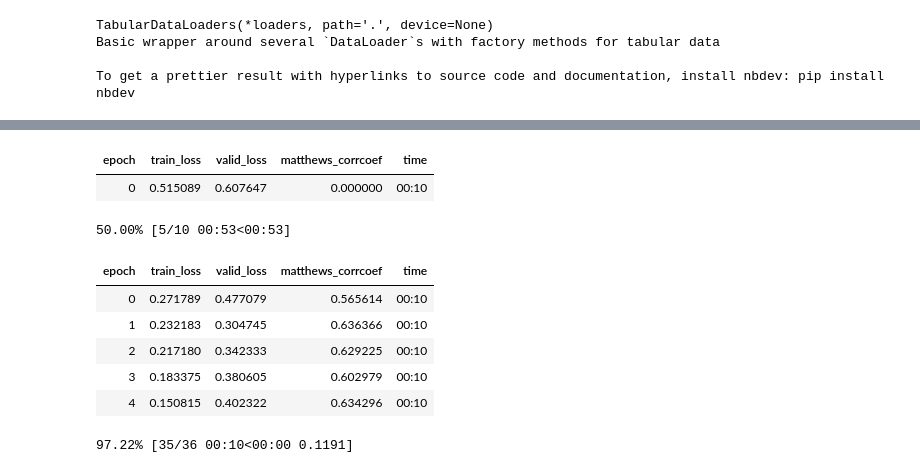
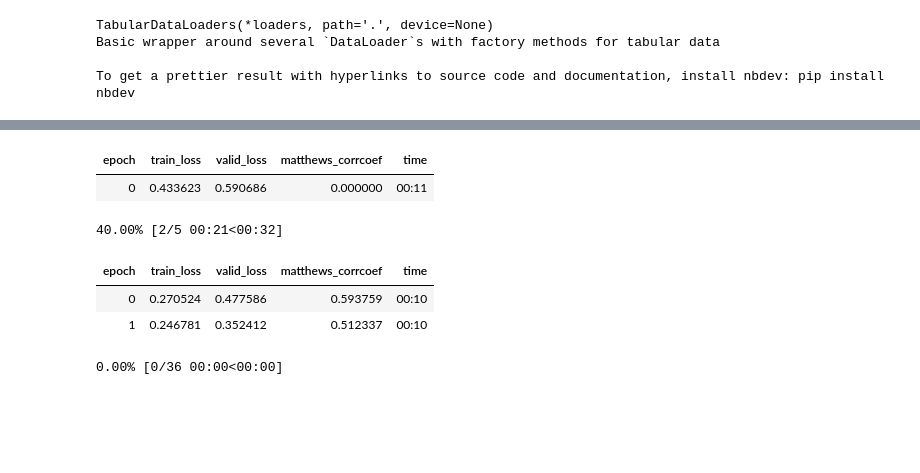
Before and after one commit to Marcosuff/Marcosuff.github.io, a Jupyter notebook: nbs/download_chembl.ipynb, the cells around one changed output, grey strips where cells are left out. Drawn from its saved outputs; the diff is of its cells as text; code cells hidden in the pictures; blank space fills up the shorter version.

```diff
--- a/nbs/download_chembl.ipynb
+++ b/nbs/download_chembl.ipynb
@@ -174,7 +174,7 @@ Basic wrapper around several `DataLoader`s with factory methods for tabular data
 To get a prettier result with hyperlinks to source code and documentation, install nbdev: pip install nbdev
 # %%
 dls = TabularDataLoaders.from_df(df=merged_data,procs=[Categorify],
-                                 cat_names=cat_names,cont_names=[],y_names='act')
+                                 cat_names=cat_names,cont_names=[],y_names='act',y_block = CategoryBlock)
 # %%
 dls.show_batch()
 # %% [output]
@@ -200,13 +202,10 @@ SuggestedLRs(lr_min=0.006918309628963471, lr_steep=0.001737800776027143)
 # %%
-learn.fine_tune(epochs=10,base_lr=1e-3)
+learn.fine_tune(epochs=5,base_lr=0.0030199517495930195)
 # %% [output]
 | epoch | train_loss | valid_loss | matthews_corrcoef | time |
-| 0 | 0.515089 | 0.607647 | 0.000000 | 00:10 |
+| 0 | 0.433623 | 0.590686 | 0.000000 | 00:11 |
-50.00% [5/10 00:53<00:53]
+40.00% [2/5 00:21<00:32]
 | epoch | train_loss | valid_loss | matthews_corrcoef | time |
-| 0 | 0.271789 | 0.477079 | 0.565614 | 00:10 |
-| 1 | 0.232183 | 0.304745 | 0.636366 | 00:10 |
-| 2 | 0.217180 | 0.342333 | 0.629225 | 00:10 |
-| 3 | 0.183375 | 0.380605 | 0.602979 | 00:10 |
-| 4 | 0.150815 | 0.402322 | 0.634296 | 00:10 |
+| 0 | 0.270524 | 0.477586 | 0.593759 | 00:10 |
+| 1 | 0.246781 | 0.352412 | 0.512337 | 00:10 |
-97.22% [35/36 00:10<00:00 0.1191]
+0.00% [0/36 00:00<00:00]
```
Also changed, not shown: parts of 3 cells of this notebook.
